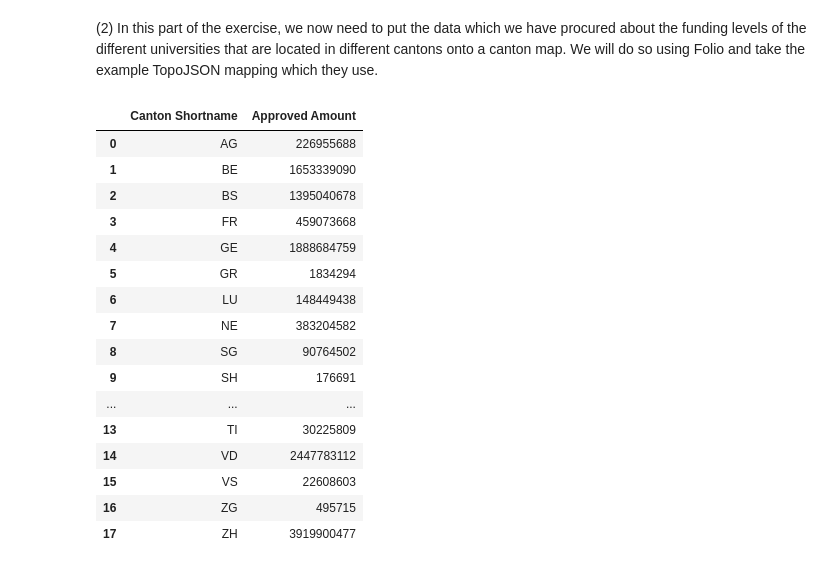
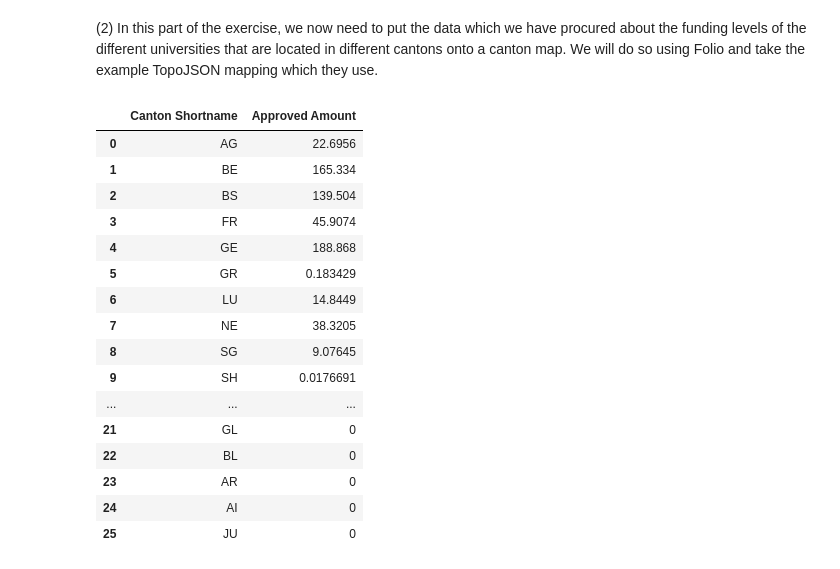
Before and after one commit to Merinorus/adaisawesome, a Jupyter notebook: Homework/03 - Interactive Viz/HW3_Interactive_Viz.ipynb, the cells around one changed output. Drawn from its saved outputs; the diff is of its cells as text; code cells hidden in the pictures.

Commit message:
Ekaterina : final map
Grant amounts are showed by canton on the Switzerland map !

```diff
--- a/Homework/03 - Interactive Viz/HW3_Interactive_Viz.ipynb
+++ b/Homework/03 - Interactive Viz/HW3_Interactive_Viz.ipynb
@@ -430,40 +430,40 @@ This is the end of the first part. Now that we have linked universities and inst
 # %%
 import folium
 
 # Import the Switzerland map (from the folio pylib notebook)
 topo_geo = r'ch-cantons.topojson.json'
 
 # Import our csv file with all of the values for the amounts of the grants
-#grants_data = pd.read_pickle('P3_Cantons_Sum.pickle')
-#grants_data['Canton Shortname'] = grants_data.index
-#grants_data = grants_data.reset_index(drop=True)
-#grants_data.columns = ['Total Amount','Canton']
-#grants_data = grants_data[['Canton','Total Amount']]
-#grants_data['Total Amount'] = (grants_data['Total Amount']).astype(int)
 grants_data = pd.read_csv('P3_Cantons_Sum.csv')
-grants_data['Approved Amount'] = (grants_data['Approved Amount']).astype(int)
-grants_data.append(["UR", 0])
-grants_data
+#grants_data['Approved Amount'] = (grants_data['Approved Amount']).astype(int)
 
-#type(grants_data['Total Amount'][1])
+missing_cantons = pd.Series(['UR','OW','NW','GL','BL','AR','AI','JU'], name='Canton Shortname')
+missing_cantons_zeros = pd.Series([0,0,0,0,0,0,0,0], name='Approved Amount')
+missing_cantons_df = pd.DataFrame([missing_cantons, missing_cantons_zeros]).T
+grants_data_all_cantons = grants_data.append(missing_cantons_df)
+grants_data_all_cantons = grants_data_all_cantons.reset_index(drop=True)
+
+grants_data_all_cantons['Approved Amount'] = grants_data_all_cantons['Approved Amount']/10000000
+
+grants_data_all_cantons
 # %% [output]
 |  | Canton Shortname | Approved Amount |
-| 0 | AG | 226955688 |
-| 1 | BE | 1653339090 |
-| 2 | BS | 1395040678 |
-| 3 | FR | 459073668 |
-| 4 | GE | 1888684759 |
-| 5 | GR | 1834294 |
-| 6 | LU | 148449438 |
-| 7 | NE | 383204582 |
-| 8 | SG | 90764502 |
-| 9 | SH | 176691 |
+| 0 | AG | 22.6956 |
+| 1 | BE | 165.334 |
+| 2 | BS | 139.504 |
+| 3 | FR | 45.9074 |
+| 4 | GE | 188.868 |
+| 5 | GR | 0.183429 |
+| 6 | LU | 14.8449 |
+| 7 | NE | 38.3205 |
+| 8 | SG | 9.07645 |
+| 9 | SH | 0.0176691 |
 | ... | ... | ... |
-| 13 | TI | 30225809 |
-| 14 | VD | 2447783112 |
-| 15 | VS | 22608603 |
-| 16 | ZG | 495715 |
-| 17 | ZH | 3919900477 |
+| 21 | GL | 0 |
+| 22 | BL | 0 |
+| 23 | AR | 0 |
+| 24 | AI | 0 |
+| 25 | JU | 0 |
 # %%
 # Need to be able to extract the id of the canton from the topo file
 from pprint import pprint
```
Also changed, not shown: parts of 7 cells of this notebook, 9 other files.
